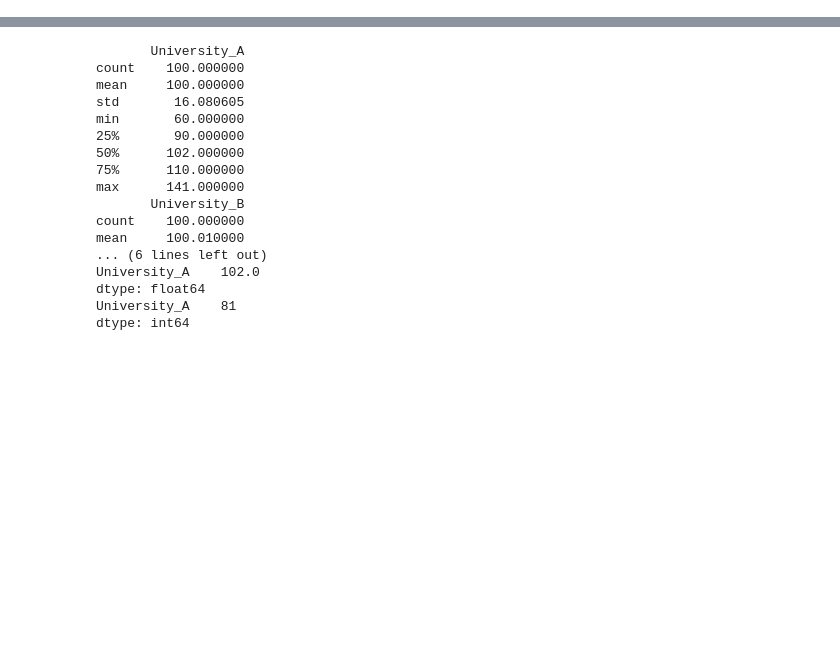
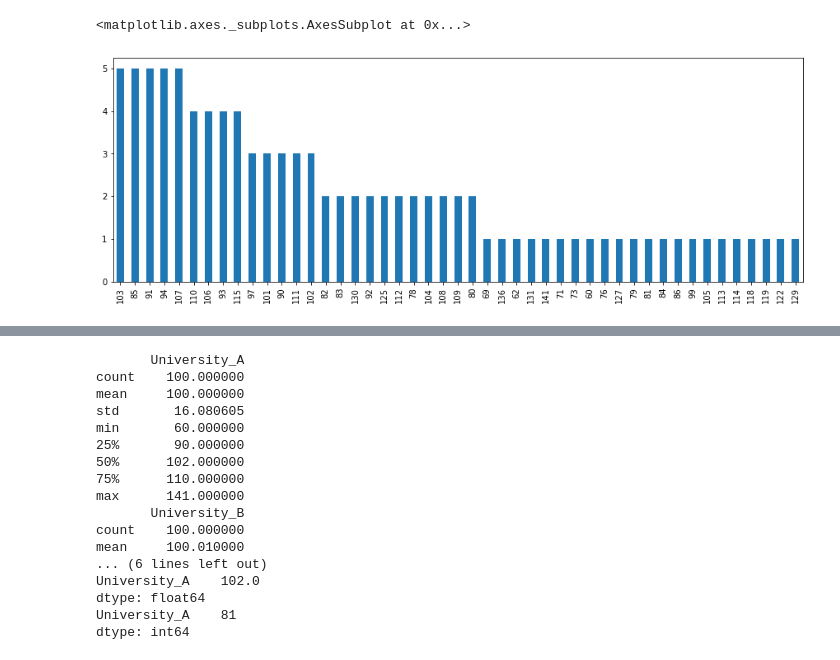
Before and after one commit to StevenCzar/mtsu_code, a Jupyter notebook: stats/math_2250.ipynb, the cells around one changed output, grey strips where cells are left out. Saved outputs shown, nothing was run; the diff lists cells and outputs as text; code cells hidden in the pictures; blank space fills up the shorter version.

```diff
--- a/stats/math_2250.ipynb
+++ b/stats/math_2250.ipynb
@@ -28,0 +67,6 @@ uni_b = pd.DataFrame(data=uni_b)
+# %%
+#Graph interpretation of Frequency Chart
+uni_a_sorted['University_A'].value_counts().plot(kind='bar', figsize=(15,5))
+# %% [output]
+<matplotlib.axes._subplots.AxesSubplot at 0x...>
+[figure, added]
```
Also changed, not shown: parts of 11 cells of this notebook, 3 other files.
